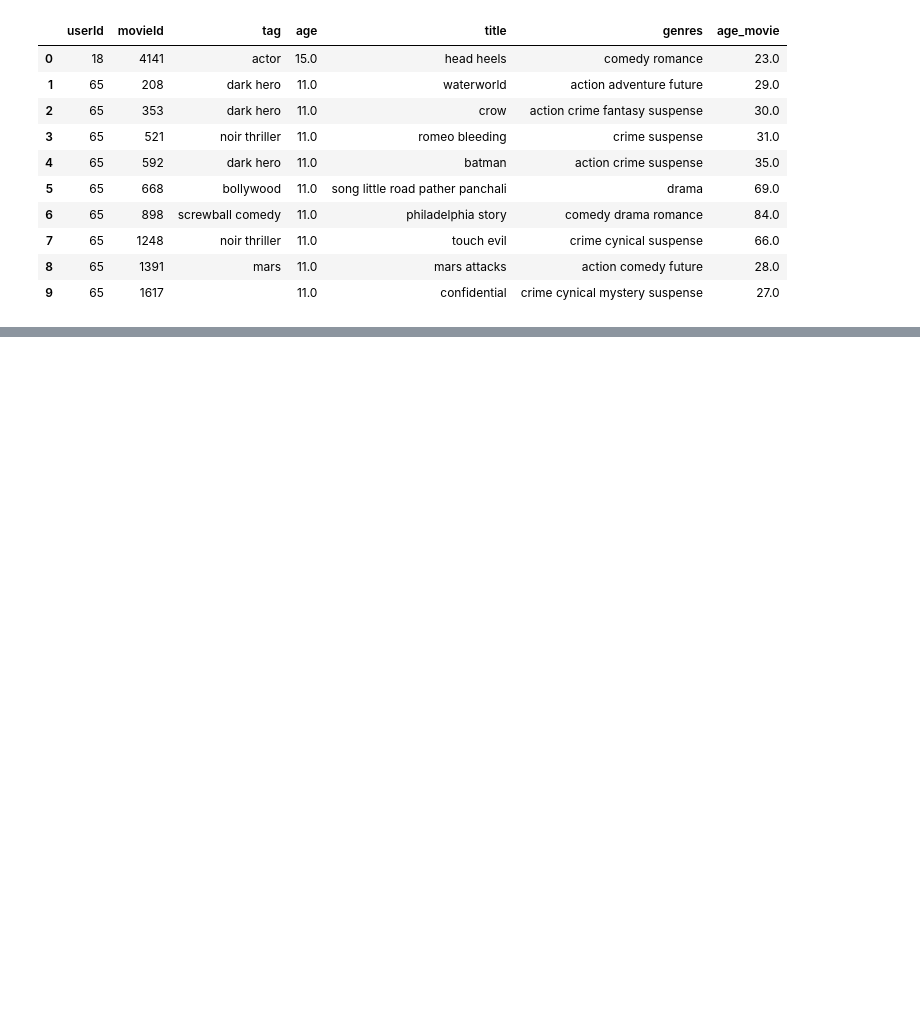
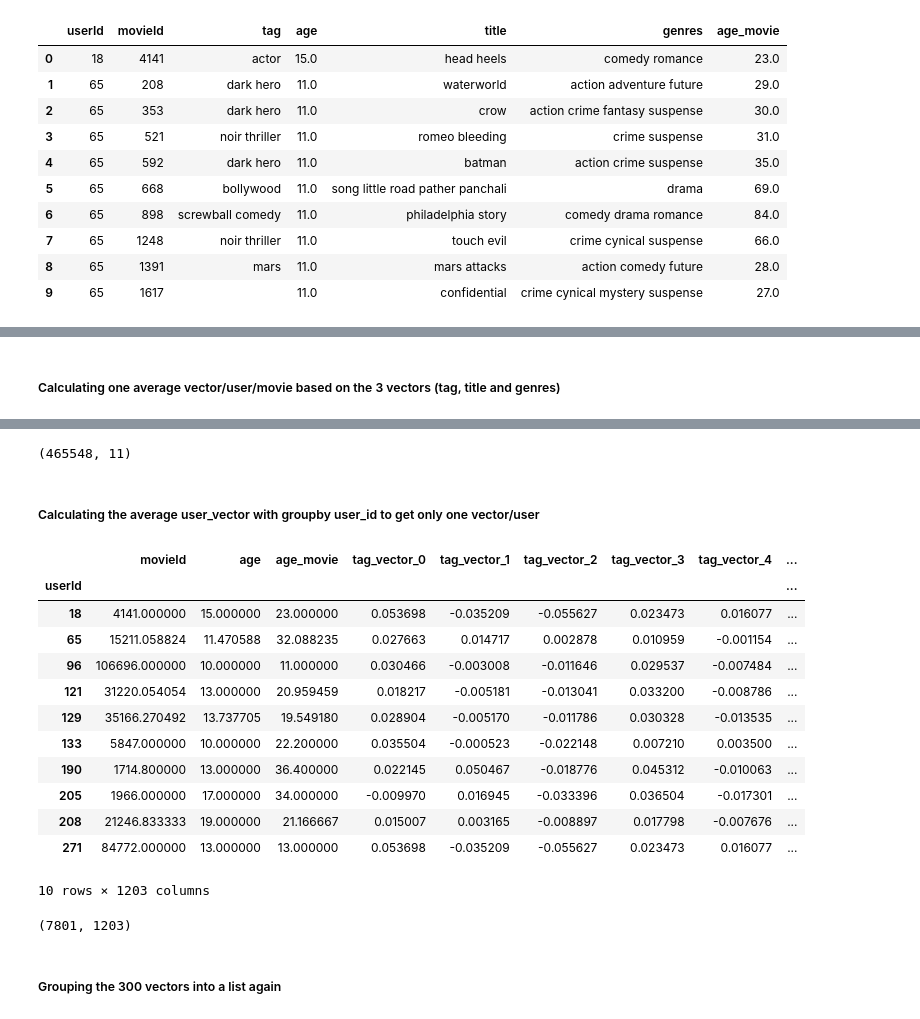
Before and after one commit to jcrigoni/grand_ml_project, a Jupyter notebook: 4_user_embedding.ipynb, the cells around one changed output, grey strips where cells are left out. Drawn from its saved outputs; the diff is of its cells as text; code cells hidden in the pictures; blank space fills up the shorter version.

Commit message:
user vectorization completed ! + youth_rates

```diff
--- a/4_user_embedding.ipynb
+++ b/4_user_embedding.ipynb
@@ -310,6 +339,8 @@ df_tag_title_genres.head(3)
 | 0 | 18 | 4141 | actor | 15.0 | head heels | comedy romance | 23.0 | [0.0536976, -0.0352089, -0.055626... | [-0.04193265, -0.02813775, 0.0509... | ... |
 | 1 | 65 | 208 | dark hero | 11.0 | waterworld | action adventure future | 29.0 | [0.0864176, 0.055227548, 0.065794... | [0.0, 0.0, 0.0, 0.0, 0.0, 0.0, 0.... | ... |
 | 2 | 65 | 353 | dark hero | 11.0 | crow | action crime fantasy suspense | 30.0 | [0.0864176, 0.055227548, 0.065794... | [-0.00227776, 0.0247481, 0.013391... | ... |
+# %% [markdown]
+##### Calculating one average vector/user/movie based on the 3 vectors (tag, title and genres)
 # %%
 # Fonction pour calculer la moyenne des vecteurs
 def calculate_average_vector(row):
@@ -324,3 +355,34 @@ df_tag_title_genres.head(3)
 | 0 | 18 | 4141 | actor | 15.0 | head heels | comedy romance | 23.0 | [0.0536976, -0.0352089, -0.055626... | [-0.04193265, -0.02813775, 0.0509... | ... |
 | 1 | 65 | 208 | dark hero | 11.0 | waterworld | action adventure future | 29.0 | [0.0864176, 0.055227548, 0.065794... | [0.0, 0.0, 0.0, 0.0, 0.0, 0.0, 0.... | ... |
 | 2 | 65 | 353 | dark hero | 11.0 | crow | action crime fantasy suspense | 30.0 | [0.0864176, 0.055227548, 0.065794... | [-0.00227776, 0.0247481, 0.013391... | ... |
+# %%
+df_tag_title_genres.shape
+# %% [output]
+(465548, 11)
+# %% [markdown]
+##### Calculating the average user_vector with groupby user_id to get only one vector/user
+# %%
+# Appliquer groupby sur userId et calculer la moyenne pour chaque colonne
+df_grouped = df_tag_title_genres.groupby('userId').mean(numeric_only=True)
+# %%
+df_grouped.head(10)
+# %% [output]
+|  | movieId | age | age_movie | tag_vector_0 | tag_vector_1 | tag_vector_2 | tag_vector_3 | tag_vector_4 | ... |
+| userId |  |  |  |  |  |  |  |  | ... |
+| 18 | 4141.000000 | 15.000000 | 23.000000 | 0.053698 | -0.035209 | -0.055627 | 0.023473 | 0.016077 | ... |
+| 65 | 15211.058824 | 11.470588 | 32.088235 | 0.027663 | 0.014717 | 0.002878 | 0.010959 | -0.001154 | ... |
+| 96 | 106696.000000 | 10.000000 | 11.000000 | 0.030466 | -0.003008 | -0.011646 | 0.029537 | -0.007484 | ... |
+| 121 | 31220.054054 | 13.000000 | 20.959459 | 0.018217 | -0.005181 | -0.013041 | 0.033200 | -0.008786 | ... |
+| 129 | 35166.270492 | 13.737705 | 19.549180 | 0.028904 | -0.005170 | -0.011786 | 0.030328 | -0.013535 | ... |
+| 133 | 5847.000000 | 10.000000 | 22.200000 | 0.035504 | -0.000523 | -0.022148 | 0.007210 | 0.003500 | ... |
+| 190 | 1714.800000 | 13.000000 | 36.400000 | 0.022145 | 0.050467 | -0.018776 | 0.045312 | -0.010063 | ... |
+| 205 | 1966.000000 | 17.000000 | 34.000000 | -0.009970 | 0.016945 | -0.033396 | 0.036504 | -0.017301 | ... |
+| 208 | 21246.833333 | 19.000000 | 21.166667 | 0.015007 | 0.003165 | -0.008897 | 0.017798 | -0.007676 | ... |
+| 271 | 84772.000000 | 13.000000 | 13.000000 | 0.053698 | -0.035209 | -0.055627 | 0.023473 | 0.016077 | ... |
+10 rows × 1203 columns
+# %%
+df_grouped.shape
+# %% [output]
+(7801, 1203)
+# %% [markdown]
+##### Grouping the 300 vectors into a list again
```
Also changed, not shown: parts of 31 cells of this notebook, 1 other file.
